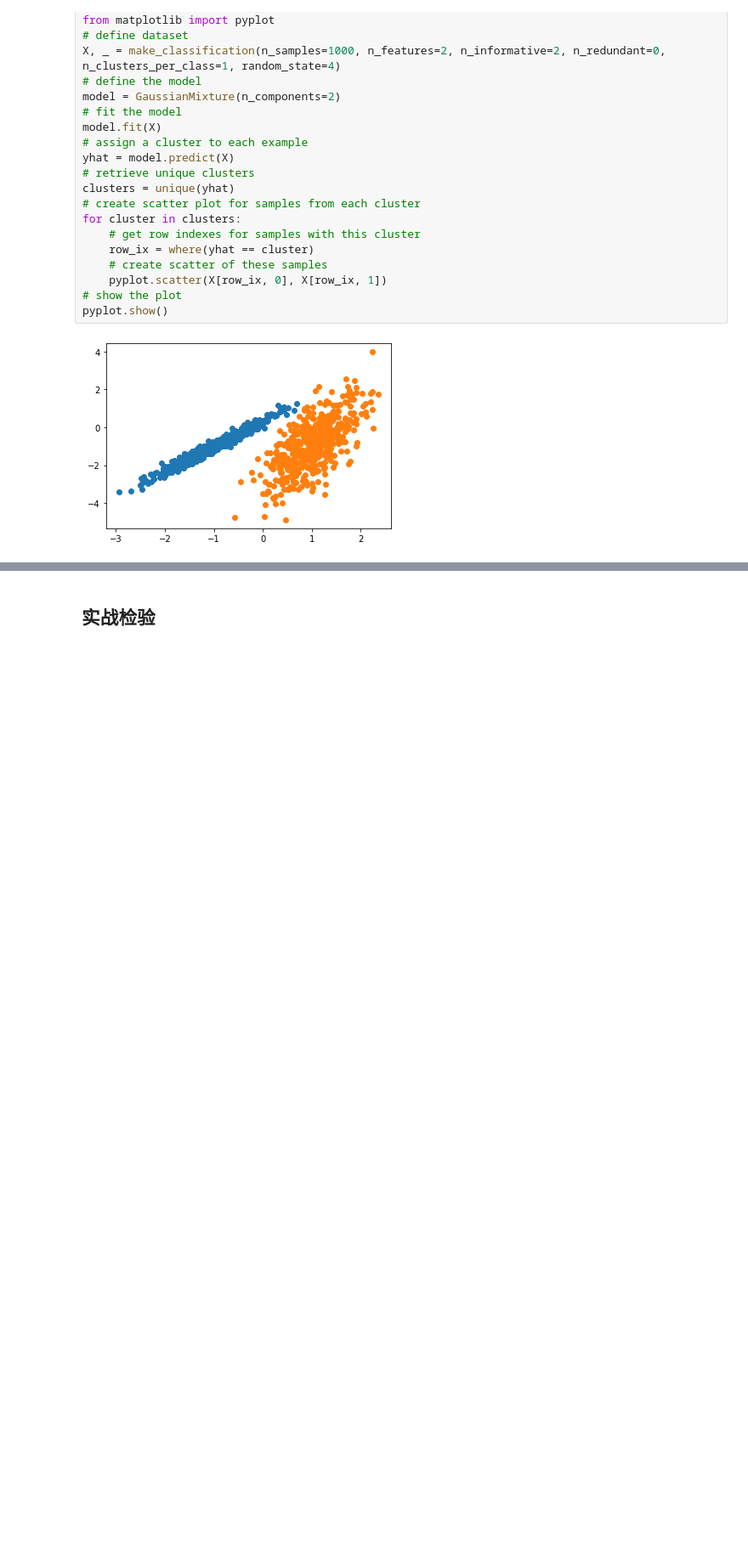
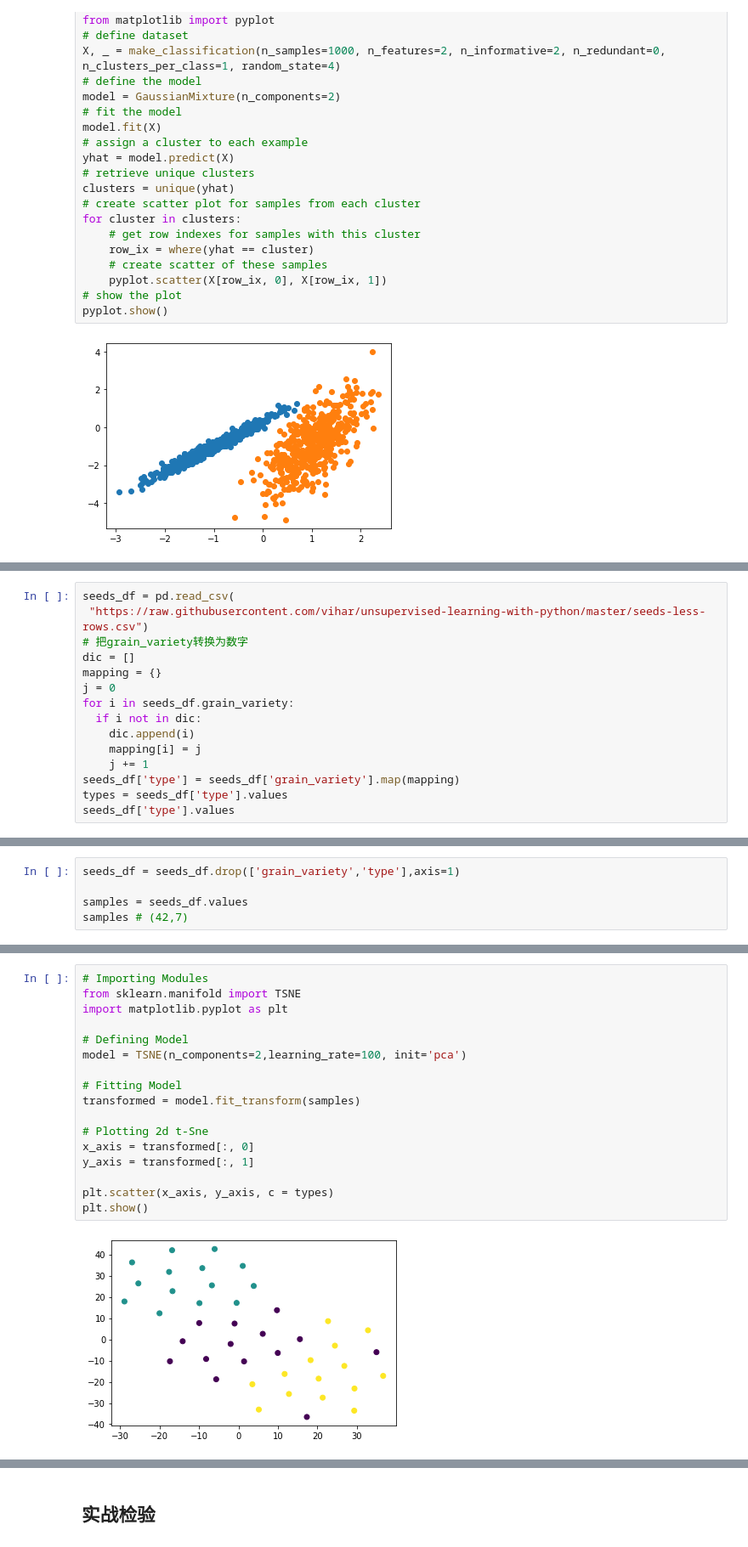
Before and after one commit to XuRui314/MathematicalModeling, a Jupyter notebook: Clustering.ipynb, the cells around one changed output, grey strips where cells are left out. Shown at 85% size. Drawn from its saved outputs; the diff is of its cells as text; blank space fills up the shorter version.

```diff
--- a/Clustering.ipynb
+++ b/Clustering.ipynb
@@ -333,0 +387,15 @@ pyplot.show()
+# %%
+seeds_df = pd.read_csv(
+ "https://raw.githubusercontent.com/vihar/unsupervised-learning-with-python/master/seeds-less-rows.csv")
+# 把grain_variety转换为数字
+dic = []
+mapping = {}
+j = 0
+for i in seeds_df.grain_variety:
+  if i not in dic:
+    dic.append(i)
+    mapping[i] = j
+    j += 1
+seeds_df['type'] = seeds_df['grain_variety'].map(mapping)
+types = seeds_df['type'].values
+seeds_df['type'].values
@@ -333,0 +405,5 @@ pyplot.show()
+# %%
+seeds_df = seeds_df.drop(['grain_variety','type'],axis=1)
+
+samples = seeds_df.values
+samples # (42,7)
@@ -333,0 +428,19 @@ pyplot.show()
+# %%
+# Importing Modules
+from sklearn.manifold import TSNE
+import matplotlib.pyplot as plt
+
+# Defining Model
+model = TSNE(n_components=2,learning_rate=100, init='pca')
+
+# Fitting Model
+transformed = model.fit_transform(samples)
+
+# Plotting 2d t-Sne
+x_axis = transformed[:, 0]
+y_axis = transformed[:, 1]
+
+plt.scatter(x_axis, y_axis, c = types)
+plt.show()
+# %% [output]
+[figure, added]
```
Also changed, not shown: parts of 8 cells of this notebook.
